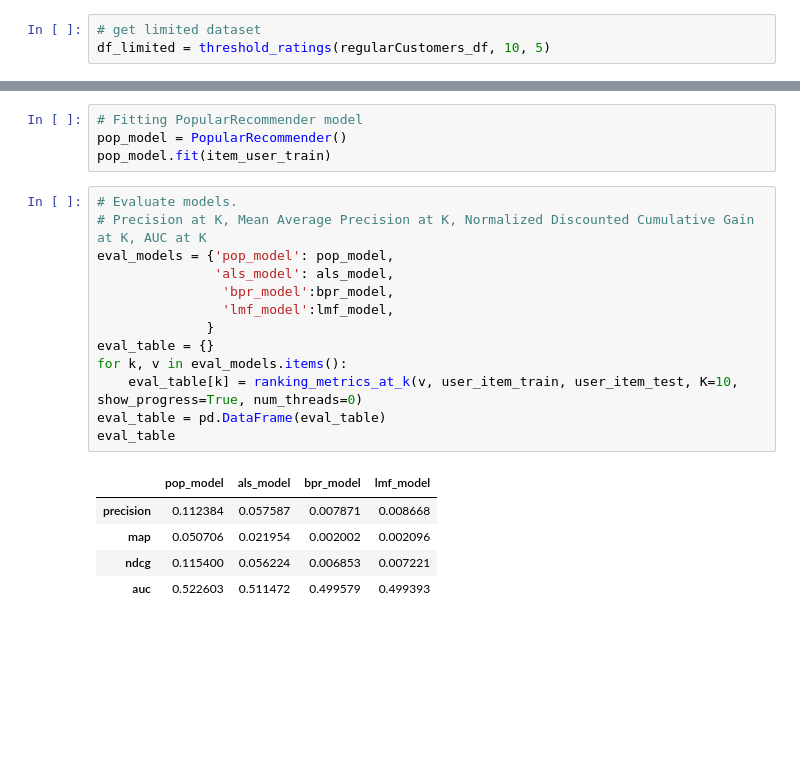
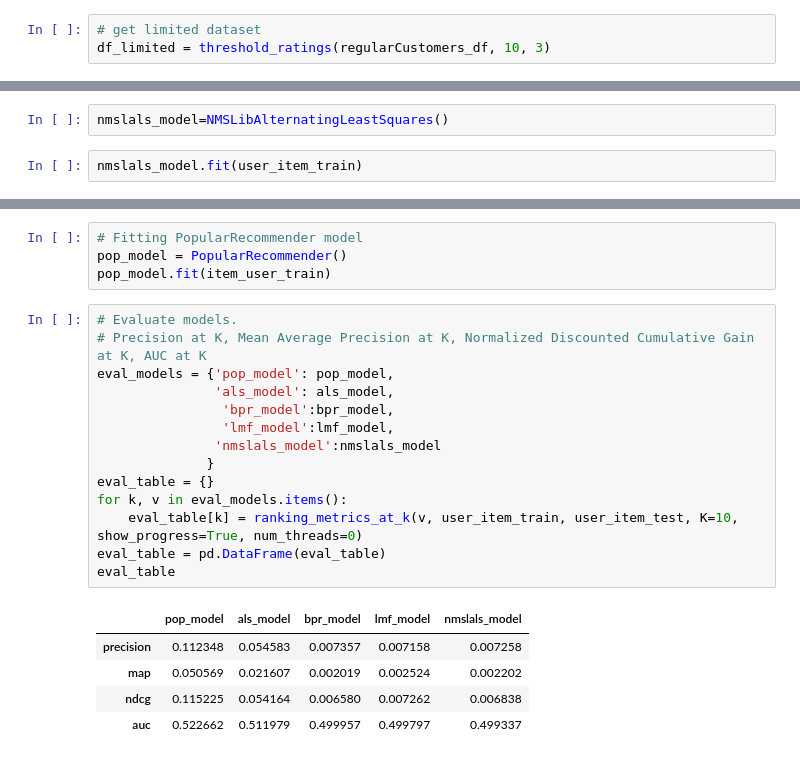
Before and after one commit to its-pedrofonseca/Business-Cases-With-Data-Science, a Jupyter notebook: BC4/BC4.ipynb, the cells around one changed output, grey strips where cells are left out. Cells and saved outputs as stored; diff of their text form; blank space fills up the shorter version.

```diff
--- a/BC4/BC4.ipynb
+++ b/BC4/BC4.ipynb
@@ -214,7 +181,7 @@ def threshold_ratings(df, uid_min, iid_min, max_iter=None):
     return df
 # %%
 # get limited dataset
-df_limited = threshold_ratings(regularCustomers_df, 10, 5)
+df_limited = threshold_ratings(regularCustomers_df, 10, 3)
 # %% [output]
 Raw dataset info
 -----------------
@@ -421,3 +392,7 @@ lmf_model.fit(user_item_train)
+# %%
+nmslals_model=NMSLibAlternatingLeastSquares()
+# %%
+nmslals_model.fit(user_item_train)
 # %% [markdown]
 # Evaluation
 **Note**: We are measuring how well the model will rank the items in the test set for a user, given different items in the training set i.e. **the train and test set have the same users**. We are not making inference for new users that didn't appear in the training set. For new users in production, there is a `recalculate_user` method which can be used for generating recommendations without recalculating the whole model. Also, the `recommend(recalculate_user=True)` method allows the model to recommend for new users on the fly ([github issue](https://github.com/benfred/implicit/issues/152)).
@@ -441,21 +416,22 @@ pop_model.fit(item_user_train)
 # %%
 # Evaluate models.
 # Precision at K, Mean Average Precision at K, Normalized Discounted Cumulative Gain at K, AUC at K
 eval_models = {'pop_model': pop_model,
                'als_model': als_model,
                 'bpr_model':bpr_model,
                 'lmf_model':lmf_model,
+               'nmslals_model':nmslals_model
               }
 eval_table = {}
 for k, v in eval_models.items():
     eval_table[k] = ranking_metrics_at_k(v, user_item_train, user_item_test, K=10, show_progress=True, num_threads=0)
 eval_table = pd.DataFrame(eval_table)
 eval_table
 # %% [output]
-|  | pop_model | als_model | bpr_model | lmf_model |
-| precision | 0.112384 | 0.057587 | 0.007871 | 0.008668 |
-| map | 0.050706 | 0.021954 | 0.002002 | 0.002096 |
-| ndcg | 0.115400 | 0.056224 | 0.006853 | 0.007221 |
-| auc | 0.522603 | 0.511472 | 0.499579 | 0.499393 |
+|  | pop_model | als_model | bpr_model | lmf_model | nmslals_model |
+| precision | 0.112348 | 0.054583 | 0.007357 | 0.007158 | 0.007258 |
+| map | 0.050569 | 0.021607 | 0.002019 | 0.002524 | 0.002202 |
+| ndcg | 0.115225 | 0.054164 | 0.006580 | 0.007262 | 0.006838 |
+| auc | 0.522662 | 0.511979 | 0.499957 | 0.499797 | 0.499337 |
 # %%
 def recommend_items(model, userId):
```
Also changed, not shown: parts of 12 cells of this notebook.
